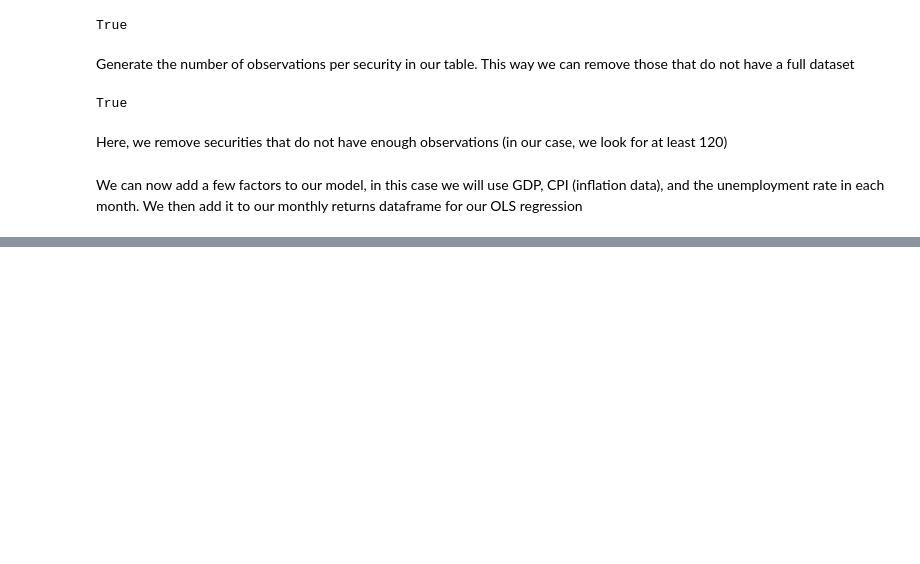
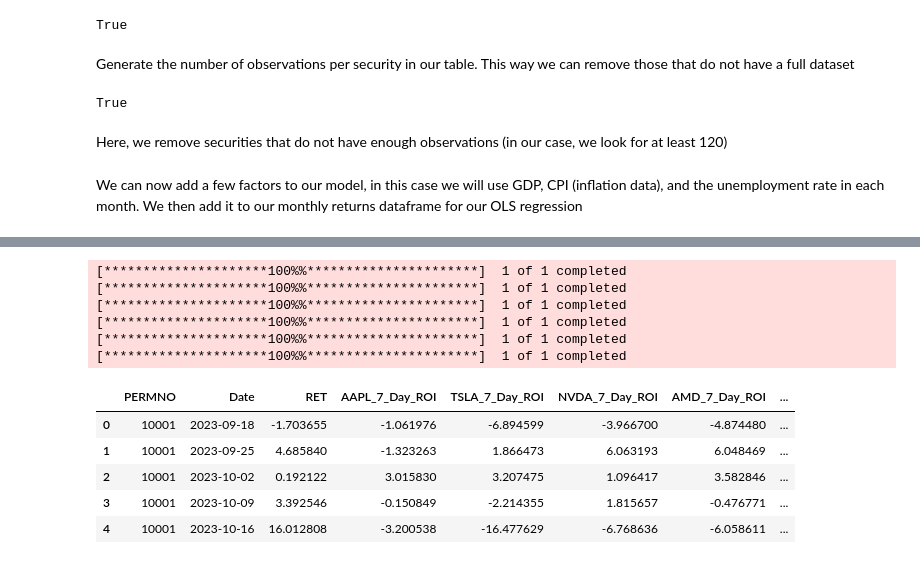
Before and after one commit to peterhindi/UBCTG-Factor-Research-Team, a Jupyter notebook: Factor_Model_Complete-For_Real.ipynb, the cells around one changed output, grey strips where cells are left out. Drawn from its saved outputs; the diff is of its cells as text; code cells hidden in the pictures; blank space fills up the shorter version.

```diff
--- a/Factor_Model_Complete-For_Real.ipynb
+++ b/Factor_Model_Complete-For_Real.ipynb
@@ -130,0 +124,72 @@ display(universe_df_with_external_factors_filtered)
+# %%
+import yfinance as yf
+from datetime import datetime
+
+start_date='2023-09-16'
+# Download Bitcoin price data from Yahoo Finance (data available as far back as 2014-09-16)
+btc_df = yf.download('BTC-USD', start=start_date, end=datetime.now(), interval='1d')
+
+# Function to calculate 7-day ROI from Monday to Monday to follow tournament's Monday to Monday forecast schedule.
+
+def calculate_monday_to_monday_roi(btc_df):
+    monday_close = btc_df[btc_df.index.weekday == 0]['Close']
+    next_monday_close = monday_close.shift(-1)  # Shift by 1 week
+    weekly_returns = pd.DataFrame({'Monday_Close': monday_close, 'Next_Monday_Close': next_monday_close})
+    weekly_returns.dropna(inplace=True)
+    weekly_returns['7_Day_ROI'] = (weekly_returns['Next_Monday_Close'] - weekly_returns['Monday_Close']) / weekly_returns['Monday_Close'] * 100
+    weekly_returns = weekly_returns[['7_Day_ROI']]  # Only keep the 7_Day_ROI
+    return weekly_returns
+
+# Get the weekly BTC ROI data
+weekly_btc_df = calculate_monday_to_monday_roi(btc_df)
+
+
+AAPL_df = yf.download('AAPL', start=start_date, end=datetime.now(), interval='1d')
+weekly_AAPL_df = calculate_monday_to_monday_roi(AAPL_df)
+
+
+
+TSLA_df = yf.download('TSLA', start=start_date, end=datetime.now(), interval='1d')
+weekly_TSLA_df = calculate_monday_to_monday_roi(TSLA_df)
+weekly_TSLA_df.head()
+
+
+NVDA_df = yf.download('NVDA', start=start_date, end=datetime.now(), interval='1d')
+weekly_NVDA_df = calculate_monday_to_monday_roi(NVDA_df)
+weekly_NVDA_df.head()
+
+AMD_df = yf.download('AMD', start=start_date, end=datetime.now(), interval='1d')
+weekly_AMD_df = calculate_monday_to_monday_roi(AMD_df)
+weekly_AMD_df.head()
+
+
+GOOG_df = yf.download('GOOG', start=start_date, end=datetime.now(), interval='1d')
+weekly_GOOG_df = calculate_monday_to_monday_roi(AMD_df)
+weekly_GOOG_df.head()
+
+weekly_AAPL_df.rename(columns={'7_Day_ROI': 'AAPL_7_Day_ROI'}, inplace=True)
+weekly_TSLA_df.rename(columns={'7_Day_ROI': 'TSLA_7_Day_ROI'}, inplace=True)
+weekly_AMD_df.rename(columns={'7_Day_ROI': 'AMD_7_Day_ROI'}, inplace=True)
+weekly_NVDA_df.rename(columns={'7_Day_ROI': 'NVDA_7_Day_ROI'}, inplace=True)
+weekly_GOOG_df.rename(columns={'7_Day_ROI': 'GOOG_7_Day_ROI'}, inplace=True)
+
+
+combined_df = pd.concat([weekly_btc_df, weekly_AAPL_df, weekly_TSLA_df, weekly_NVDA_df, weekly_AMD_df, weekly_GOOG_df], axis=1)
+combined_df.reset_index(inplace=True)
+combined_df['PERMNO'] = 10001
+combined_df.insert(0, 'PERMNO', combined_df.pop('PERMNO'))
+combined_df.rename(columns={'7_Day_ROI': 'RET'}, inplace=True)
+combined_df.head()
+# %% [output]
+[*********************100%%**********************]  1 of 1 completed
+[*********************100%%**********************]  1 of 1 completed
+[*********************100%%**********************]  1 of 1 completed
+[*********************100%%**********************]  1 of 1 completed
+[*********************100%%**********************]  1 of 1 completed
+[*********************100%%**********************]  1 of 1 completed
+|  | PERMNO | Date | RET | AAPL_7_Day_ROI | TSLA_7_Day_ROI | NVDA_7_Day_ROI | AMD_7_Day_ROI | ... |
+| 0 | 10001 | 2023-09-18 | -1.703655 | -1.061976 | -6.894599 | -3.966700 | -4.874480 | ... |
+| 1 | 10001 | 2023-09-25 | 4.685840 | -1.323263 | 1.866473 | 6.063193 | 6.048469 | ... |
+| 2 | 10001 | 2023-10-02 | 0.192122 | 3.015830 | 3.207475 | 1.096417 | 3.582846 | ... |
+| 3 | 10001 | 2023-10-09 | 3.392546 | -0.150849 | -2.214355 | 1.815657 | -0.476771 | ... |
+| 4 | 10001 | 2023-10-16 | 16.012808 | -3.200538 | -16.477629 | -6.768636 | -6.058611 | ... |
```
Also changed, not shown: parts of 8 cells of this notebook.
